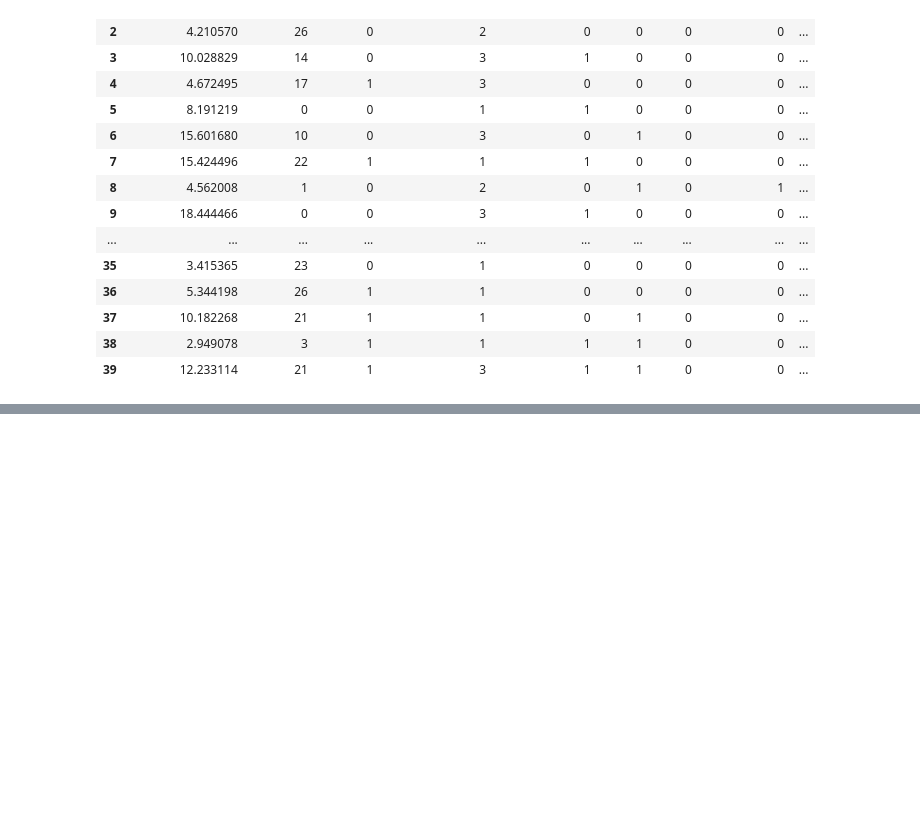
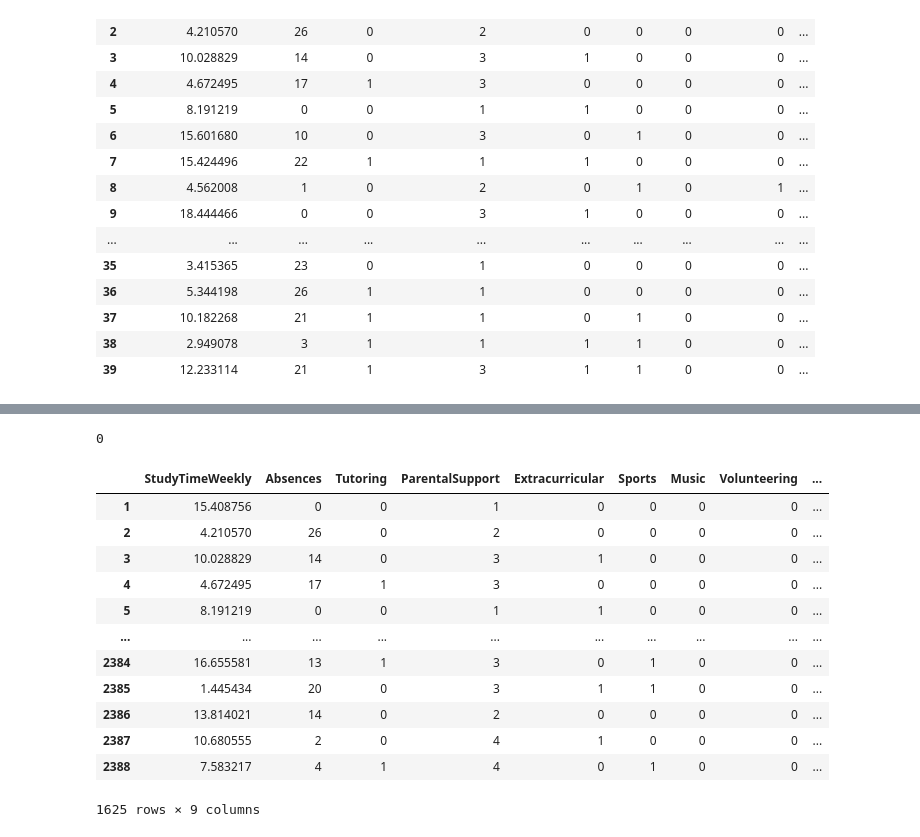
Before and after one commit to cykreet/snare, a Jupyter notebook: NoteBook/Feature_Engineering.ipynb, the cells around one changed output, grey strips where cells are left out. Saved outputs shown, nothing was run; the diff lists cells and outputs as text; code cells hidden in the pictures; blank space fills up the shorter version.

Commit message:
Cleand the Transformed dataframe and uploaded a csv file of it.

```diff
--- a/NoteBook/Feature_Engineering.ipynb
+++ b/NoteBook/Feature_Engineering.ipynb
@@ -86,0 +132,35 @@ df_new.head(40)
+# %%
+df.duplicated().sum()
+# %% [output]
+0
+# %%
+#df_new.describe([x*0.1 for x in range(10)])
+
+Q1 = df_new.quantile(0.25)
+Q3 = df_new.quantile(0.75)
+IQR = Q3 - Q1
+
+# Define outliers as values outside 1.5 * IQR
+outliers = (df_new < (Q1 - 1.5 * IQR)) | (df_new > (Q3 + 1.5 * IQR))
+
+# Get rows that have outliers
+outlier_rows = df_new[outliers.any(axis=1)]
+
+# Removes any all rows that contain an outlier.
+df_no_outliers = df_new[~outliers.any(axis=1)]
+
+df_no_outliers
+# %% [output]
+|  | StudyTimeWeekly | Absences | Tutoring | ParentalSupport | Extracurricular | Sports | Music | Volunteering | ... |
+| 1 | 15.408756 | 0 | 0 | 1 | 0 | 0 | 0 | 0 | ... |
+| 2 | 4.210570 | 26 | 0 | 2 | 0 | 0 | 0 | 0 | ... |
+| 3 | 10.028829 | 14 | 0 | 3 | 1 | 0 | 0 | 0 | ... |
+| 4 | 4.672495 | 17 | 1 | 3 | 0 | 0 | 0 | 0 | ... |
+| 5 | 8.191219 | 0 | 0 | 1 | 1 | 0 | 0 | 0 | ... |
+| ... | ... | ... | ... | ... | ... | ... | ... | ... | ... |
+| 2384 | 16.655581 | 13 | 1 | 3 | 0 | 1 | 0 | 0 | ... |
+| 2385 | 1.445434 | 20 | 0 | 3 | 1 | 1 | 0 | 0 | ... |
+| 2386 | 13.814021 | 14 | 0 | 2 | 0 | 0 | 0 | 0 | ... |
+| 2387 | 10.680555 | 2 | 0 | 4 | 1 | 0 | 0 | 0 | ... |
+| 2388 | 7.583217 | 4 | 1 | 4 | 0 | 1 | 0 | 0 | ... |
+1625 rows × 9 columns
```
Also changed, not shown: parts of 3 cells of this notebook, 2 other files.
